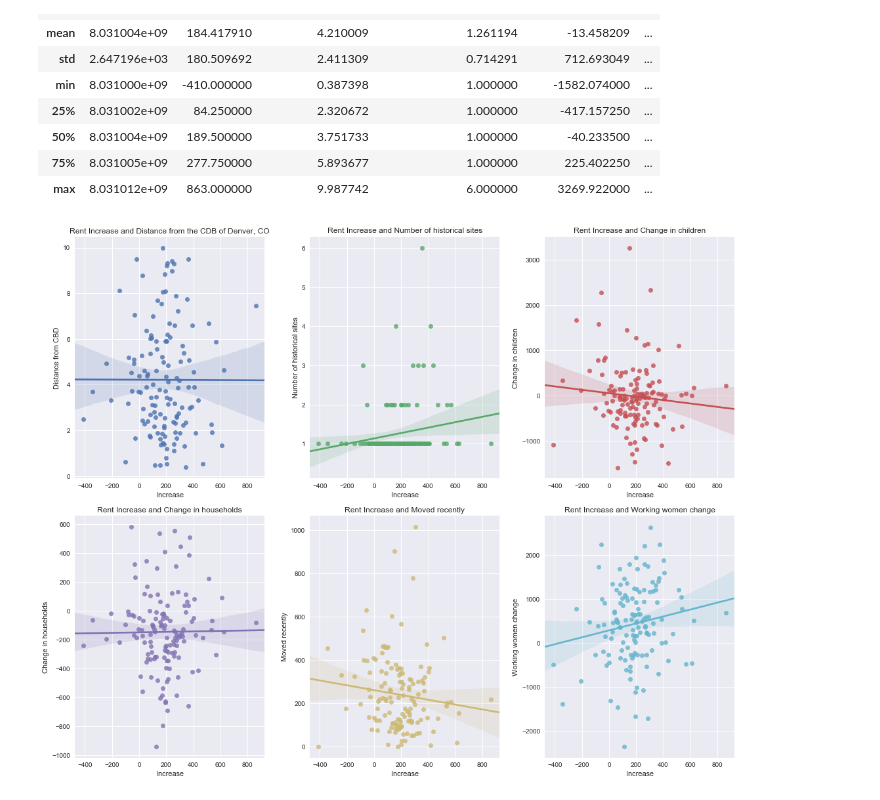
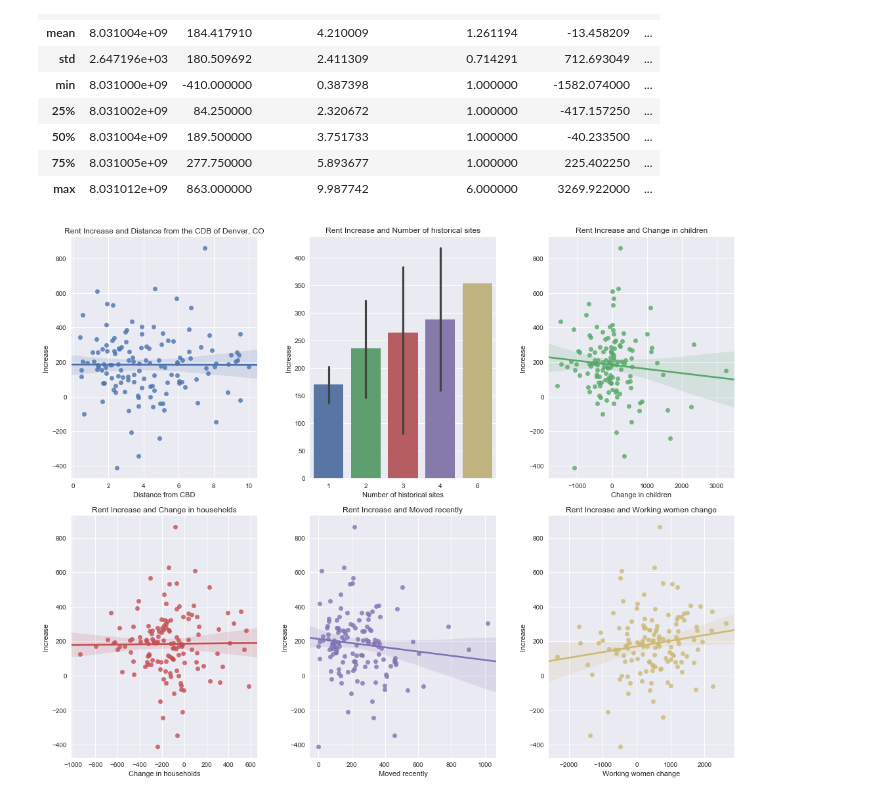
Before and after one commit to thebbennett/predicting-gentrification, a Jupyter notebook: 01 Exploratory Data Analysis.ipynb, the cells around one changed output. Saved outputs shown, nothing was run; the diff lists cells and outputs as text; code cells hidden in the pictures.

```diff
--- a/01 Exploratory Data Analysis.ipynb
+++ b/01 Exploratory Data Analysis.ipynb
@@ -315,29 +315,29 @@ gent_cbd.describe()
 # %%
 import seaborn as sns; sns.set(color_codes=True)
 
 f, ((ax1,ax2,ax3), (ax4,ax5,ax6)) = plt.subplots(2, 3)
 f.set_size_inches(15, 12)
 
-plt1 = sns.regplot(x="Increase", y="Distance from CBD", data=gent_cbd, ax = ax1)
+plt1 = sns.regplot(x="Distance from CBD", y="Increase", data=gent_cbd, ax = ax1)
 plt1.set_title('Rent Increase and Distance from the CDB of Denver, CO')
 
-plt2 = sns.regplot(x="Increase", y="Number of historical sites", data=gent_cbd, ax = ax2)
+plt2 = sns.barplot(x="Number of historical sites", y="Increase", data=gent_cbd, ax = ax2)
 plt2.set_title('Rent Increase and Number of historical sites')
 
-plt2 = sns.regplot(x="Increase", y="Change in children", data=gent_cbd, ax = ax3)
+plt2 = sns.regplot(x="Change in children", y="Increase", data=gent_cbd, ax = ax3)
 plt2.set_title('Rent Increase and Change in children')
 
-plt2 = sns.regplot(x="Increase", y="Change in households", data=gent_cbd, ax = ax4)
+plt2 = sns.regplot(x="Change in households", y="Increase", data=gent_cbd, ax = ax4)
 plt2.set_title('Rent Increase and Change in households')
 
-plt2 = sns.regplot(x="Increase", y="Moved recently", data=gent_cbd, ax = ax5)
+plt2 = sns.regplot(x="Moved recently", y="Increase", data=gent_cbd, ax = ax5)
 plt2.set_title('Rent Increase and Moved recently')
 
-plt2 = sns.regplot(x="Increase", y="Working women change", data=gent_cbd, ax = ax6)
+plt2 = sns.regplot(x="Working women change", y="Increase", data=gent_cbd, ax = ax6)
 plt2.set_title('Rent Increase and Working women change')
 
 plt.tight_layout()
 # %% [output]
-[figure, old version]
+[figure, new version]
 # %%
 f.savefig('correlation.png', bbox_inches='tight')
```
Also changed, not shown: parts of 1 cell of this notebook, 4 other files.
